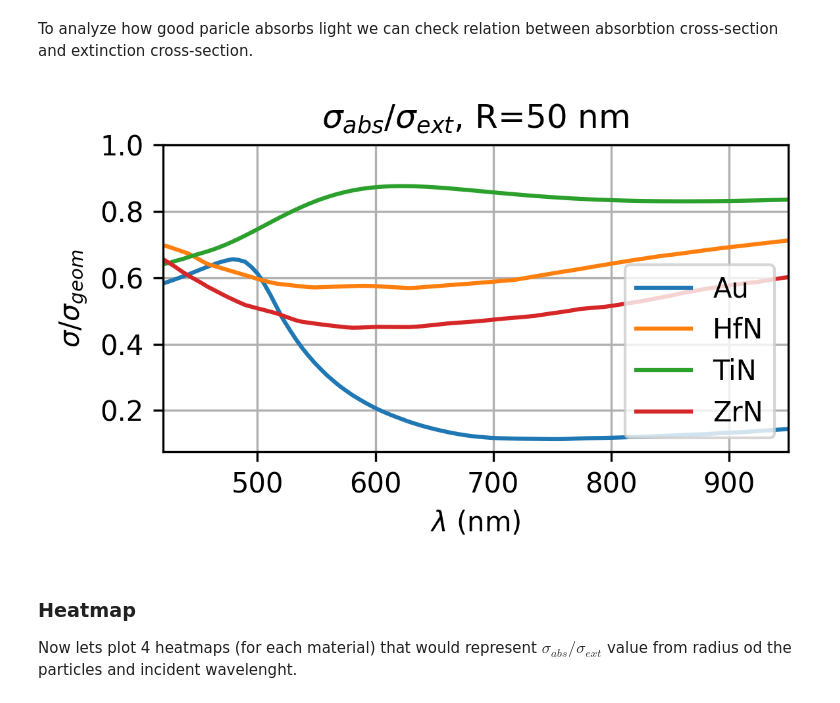
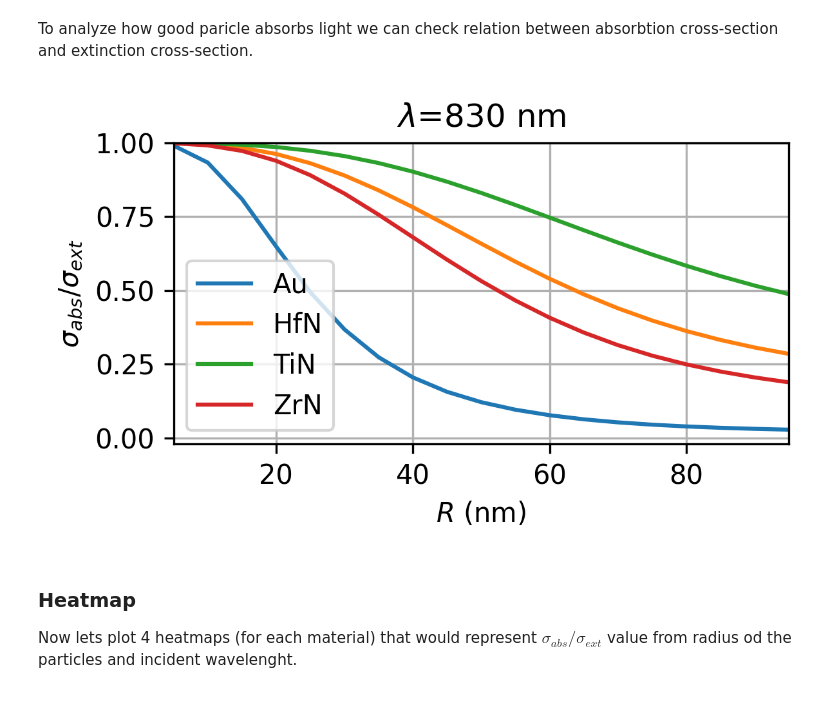
Before and after one commit to semyonbo/ReNEW-Gold-Alternative, a Jupyter notebook: plots.ipynb, the cells around one changed output. Drawn from its saved outputs; the diff is of its cells as text; code cells hidden in the pictures.

```diff
--- a/plots.ipynb
+++ b/plots.ipynb
@@ -198,28 +198,31 @@ plt.show()
 # %% [markdown]
 To analyze how good paricle absorbs light we can check relation between absorbtion cross-section and extinction cross-section.
-# %%
-mats = ['Au', 'HfN', 'TiN', 'ZrN']
-wls = np.linspace(420, 950, 100)
-R = 50
-
-plt.figure(figsize=(4,2.5), dpi=300)
-
-for i,mat in enumerate(mats):
-    eps = get_interpolate(mat)
-    Csca, Cext, Cabs = cross_sections(wls, R, eps, eps_m=media[i]**2)
-    plt.plot(wls, Cabs/Cext,  label=f'{mat}')
-plt.xlabel('$\\lambda$ (nm)')
-plt.ylabel('$\\sigma/\\sigma_{geom}$')
-plt.title('$\\sigma_{abs}/\\sigma_{ext}$' + f', R={R} nm')
-plt.legend()
-plt.xlim(wls[0], wls[-1])
-plt.ylim(None,1)
-plt.grid()
-plt.tight_layout()
-plt.savefig('plots/abs_ext_ratio_monochromatic_comparison.pdf', dpi=300)
-plt.show()
-# %% [output]
-[figure, removed]
+# %%
+mats = ['Au', 'HfN', 'TiN', 'ZrN']
+media = [1.4, 1.34, 1.4, 1.36]
+wl = 830
+R = np.arange(5,100, 5)
+
+plt.figure(figsize=(4,2.5), dpi=300)
+
+for i, mat in enumerate(mats):
+    eps = get_interpolate(mat)
+    Csca, Cext, Cabs = cross_sections(wl, R, eps, eps_m=media[i]**2)
+    plt.plot(R, Cabs/Cext, label=f'{mat}')
+    #np.savetxt(f'plots/cross_sections_{mat}_R.csv', np.column_stack((R, Csca, Cext, Cabs)), delimiter=',', header='R,Csca,Cext,Cabs', comments='')
+
+plt.xlabel('$R$ (nm)')
+plt.ylabel('$\\sigma_{abs}/\\sigma_{ext}$')
+plt.title(f'$\\lambda$={wl} nm')
+plt.legend()
+plt.xlim(R[0], R[-1])
+plt.ylim(None,1)
+plt.grid()
+plt.tight_layout()
+plt.savefig('plots/abs_ext_ratio_monochromatic_comparison.png', dpi=300)
+plt.show()
+# %% [output]
+[figure, added]
 # %% [markdown]
 ### Heatmap
 
```
Also changed, not shown: parts of 7 cells of this notebook, 25 other files.
